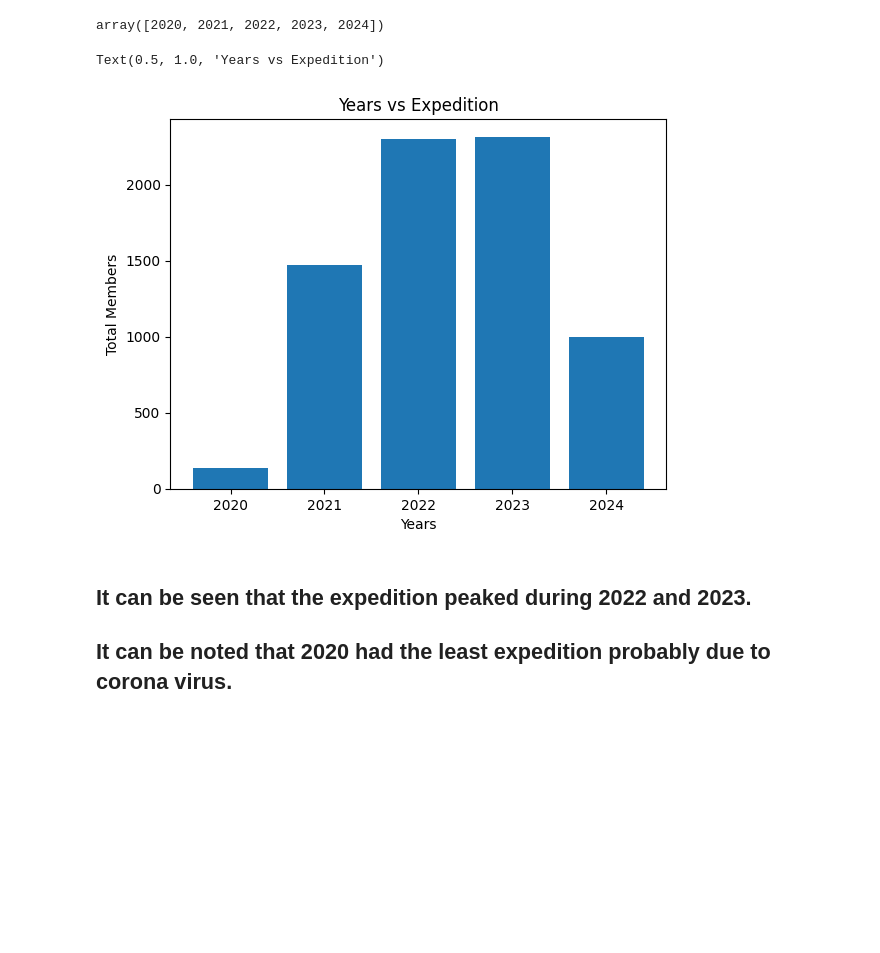
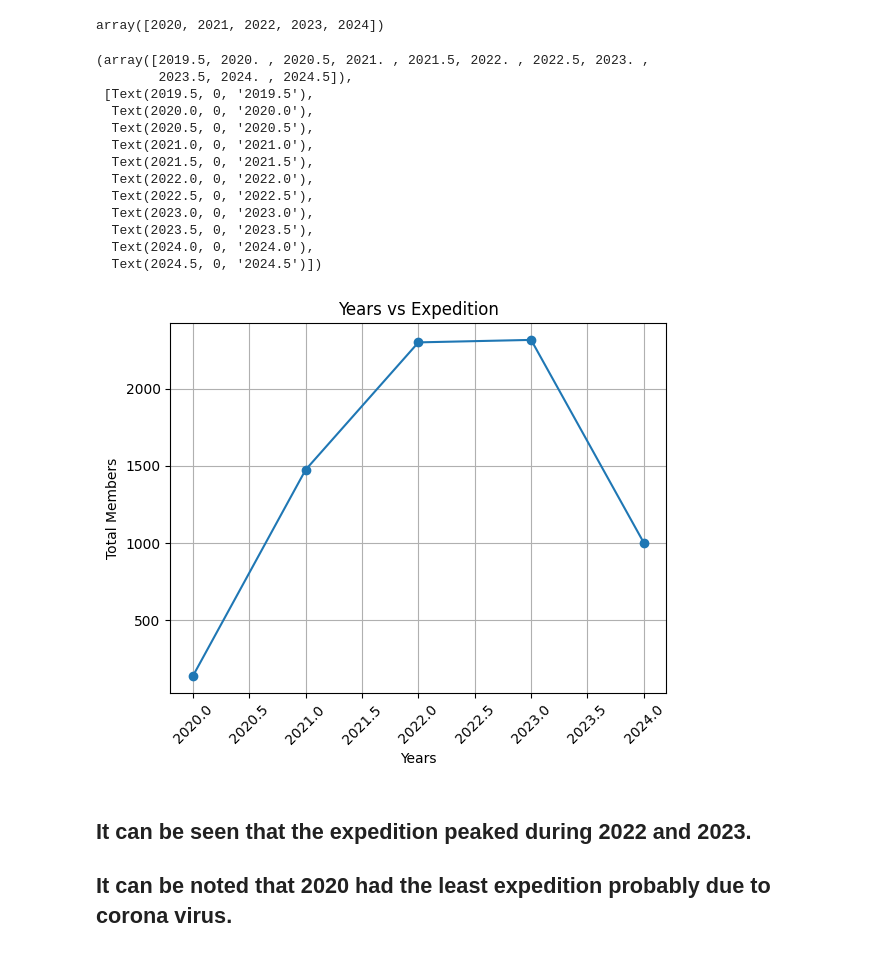
Before and after one commit to lazy-upa/Mountaineering-Expedition-Prediction, a Jupyter notebook: analysis.ipynb, the cells around one changed output. Cells and saved outputs as stored; diff of their text form; code cells hidden in the pictures; blank space fills up the shorter version.

```diff
--- a/analysis.ipynb
+++ b/analysis.ipynb
@@ -170,13 +170,27 @@ array([2020, 2021, 2022, 2023, 2024])
 # %%
 year_counts = df.groupby('YEAR')['TOTMEMBERS'].sum()
 # %%
-plt.bar(year_counts.index, year_counts.values)
+plt.plot(year_counts.index, year_counts.values, marker='o')
 plt.xlabel('Years')
 plt.ylabel('Total Members')
 plt.title('Years vs Expedition')
+plt.grid()
+plt.xticks(rotation=45)
 # %% [output]
-Text(0.5, 1.0, 'Years vs Expedition')
+(array([2019.5, 2020. , 2020.5, 2021. , 2021.5, 2022. , 2022.5, 2023. ,
+        2023.5, 2024. , 2024.5]),
+ [Text(2019.5, 0, '2019.5'),
+  Text(2020.0, 0, '2020.0'),
+  Text(2020.5, 0, '2020.5'),
+  Text(2021.0, 0, '2021.0'),
+  Text(2021.5, 0, '2021.5'),
+  Text(2022.0, 0, '2022.0'),
+  Text(2022.5, 0, '2022.5'),
+  Text(2023.0, 0, '2023.0'),
+  Text(2023.5, 0, '2023.5'),
+  Text(2024.0, 0, '2024.0'),
+  Text(2024.5, 0, '2024.5')])
-[figure, old version]
+[figure, new version]
 # %% [markdown]
 ## It can be seen that the expedition peaked during 2022 and 2023.
 ## It can be noted that 2020 had the least expedition probably due to corona virus.
```
Also changed, not shown: parts of 7 cells of this notebook.
